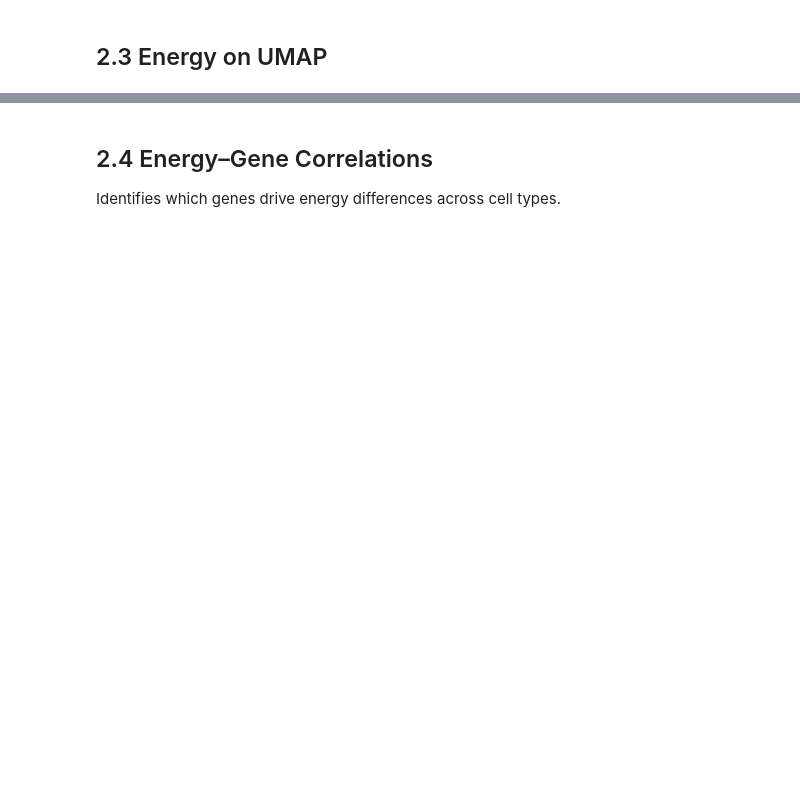
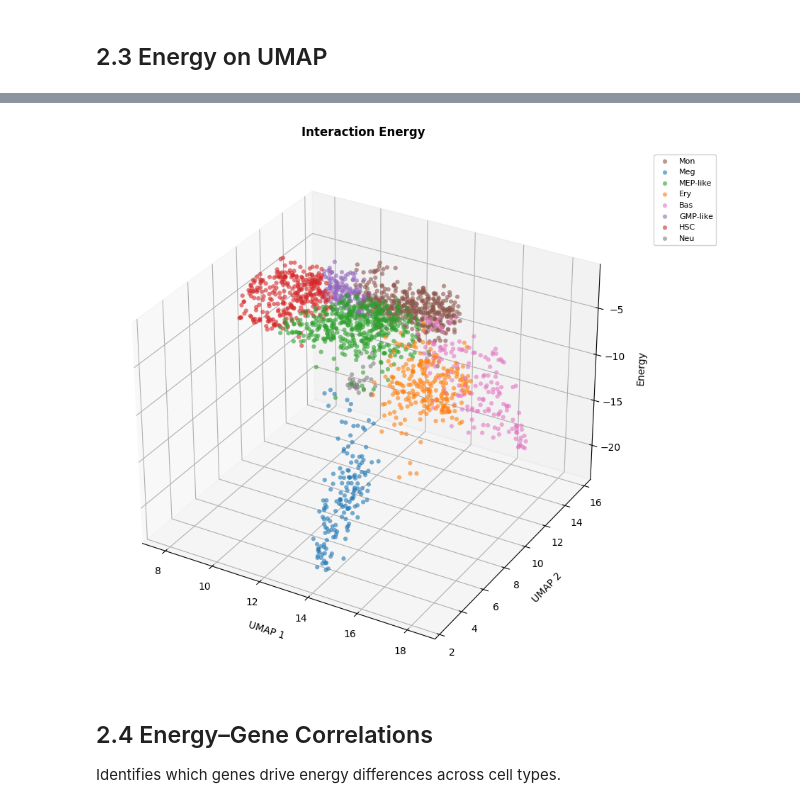
Before and after one commit to Bernaljp/scHopfield, a Jupyter notebook: notebooks/02_energy_analysis.ipynb, the cells around one changed output, grey strips where cells are left out. Drawn from its saved outputs; the diff is of its cells as text; code cells hidden in the pictures; blank space fills up the shorter version.

```diff
--- a/notebooks/02_energy_analysis.ipynb
+++ b/notebooks/02_energy_analysis.ipynb
@@ -102,11 +177,14 @@ plt.show()
 # %%
 # Interaction energy only
 sch.pl.plot_energy_scatters(
     adata,
     cluster_key=CLUSTER_KEY,
-    plot_energy='interaction'
+    plot_energy='interaction',
+    colors=colors,
 )
 plt.show()
+# %% [output]
+[figure, added]
 # %% [markdown]
  ## 2.4 Energy–Gene Correlations
 
```
Also changed, not shown: parts of 10 cells of this notebook, 5 other files.
